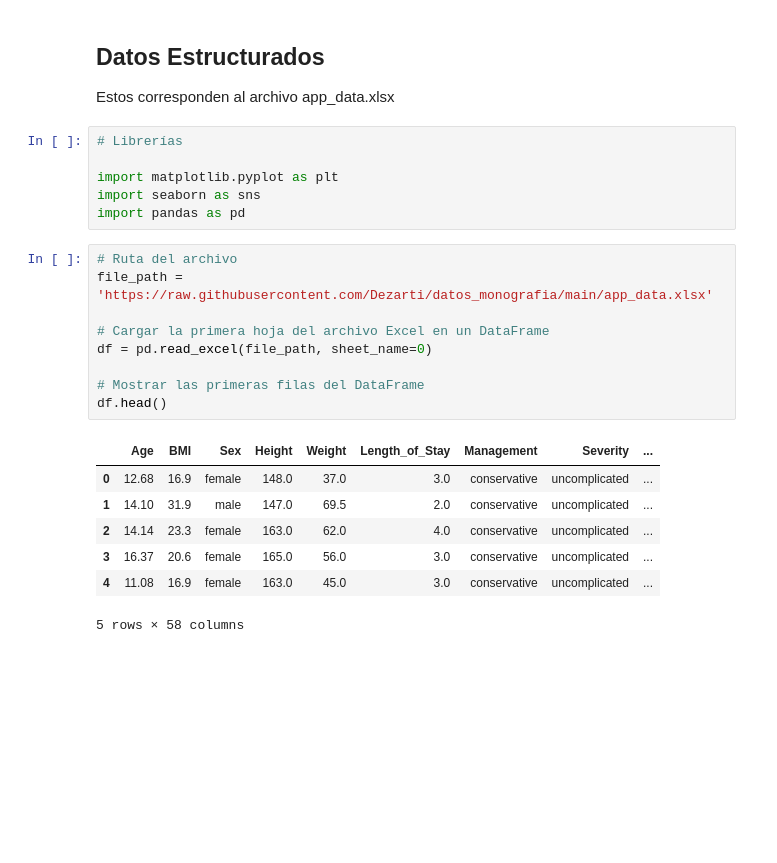
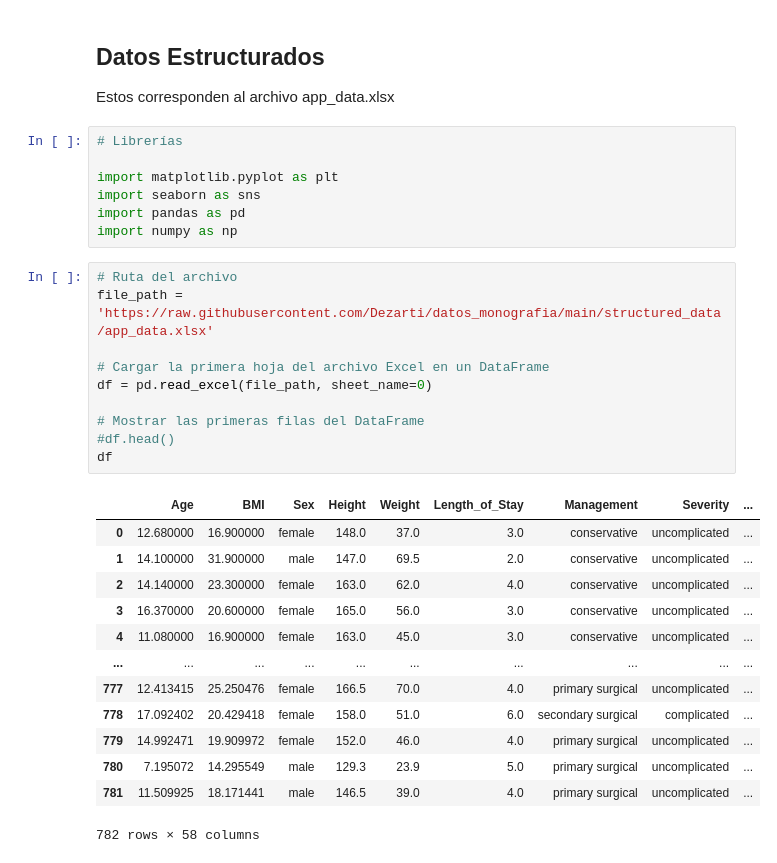
Before and after one commit to Dezarti/datos_monografia, a Jupyter notebook: Análisis_de_datos.ipynb, the cells around one changed output. Drawn from its saved outputs; the diff is of its cells as text; blank space fills up the shorter version.

```diff
--- a/Análisis_de_datos.ipynb
+++ b/Análisis_de_datos.ipynb
@@ -73,20 +10,28 @@ Estos corresponden al archivo app_data.xlsx
 import matplotlib.pyplot as plt
 import seaborn as sns
 import pandas as pd
+import numpy as np
 # %%
 # Ruta del archivo
-file_path = 'https://raw.githubusercontent.com/Dezarti/datos_monografia/main/app_data.xlsx'
+file_path = 'https://raw.githubusercontent.com/Dezarti/datos_monografia/main/structured_data/app_data.xlsx'
 
 # Cargar la primera hoja del archivo Excel en un DataFrame
 df = pd.read_excel(file_path, sheet_name=0)
 
 # Mostrar las primeras filas del DataFrame
-df.head()
+#df.head()
+df
 # %% [output]
 |  | Age | BMI | Sex | Height | Weight | Length_of_Stay | Management | Severity | ... |
-| 0 | 12.68 | 16.9 | female | 148.0 | 37.0 | 3.0 | conservative | uncomplicated | ... |
-| 1 | 14.10 | 31.9 | male | 147.0 | 69.5 | 2.0 | conservative | uncomplicated | ... |
-| 2 | 14.14 | 23.3 | female | 163.0 | 62.0 | 4.0 | conservative | uncomplicated | ... |
-| 3 | 16.37 | 20.6 | female | 165.0 | 56.0 | 3.0 | conservative | uncomplicated | ... |
-| 4 | 11.08 | 16.9 | female | 163.0 | 45.0 | 3.0 | conservative | uncomplicated | ... |
+| 0 | 12.680000 | 16.900000 | female | 148.0 | 37.0 | 3.0 | conservative | uncomplicated | ... |
+| 1 | 14.100000 | 31.900000 | male | 147.0 | 69.5 | 2.0 | conservative | uncomplicated | ... |
+| 2 | 14.140000 | 23.300000 | female | 163.0 | 62.0 | 4.0 | conservative | uncomplicated | ... |
+| 3 | 16.370000 | 20.600000 | female | 165.0 | 56.0 | 3.0 | conservative | uncomplicated | ... |
+| 4 | 11.080000 | 16.900000 | female | 163.0 | 45.0 | 3.0 | conservative | uncomplicated | ... |
+| ... | ... | ... | ... | ... | ... | ... | ... | ... | ... |
+| 777 | 12.413415 | 25.250476 | female | 166.5 | 70.0 | 4.0 | primary surgical | uncomplicated | ... |
+| 778 | 17.092402 | 20.429418 | female | 158.0 | 51.0 | 6.0 | secondary surgical | complicated | ... |
+| 779 | 14.992471 | 19.909972 | female | 152.0 | 46.0 | 4.0 | primary surgical | uncomplicated | ... |
+| 780 | 7.195072 | 14.295549 | male | 129.3 | 23.9 | 5.0 | primary surgical | uncomplicated | ... |
+| 781 | 11.509925 | 18.171441 | male | 146.5 | 39.0 | 4.0 | primary surgical | uncomplicated | ... |
-5 rows × 58 columns
+782 rows × 58 columns
```
Also changed, not shown: parts of 19 cells of this notebook.
